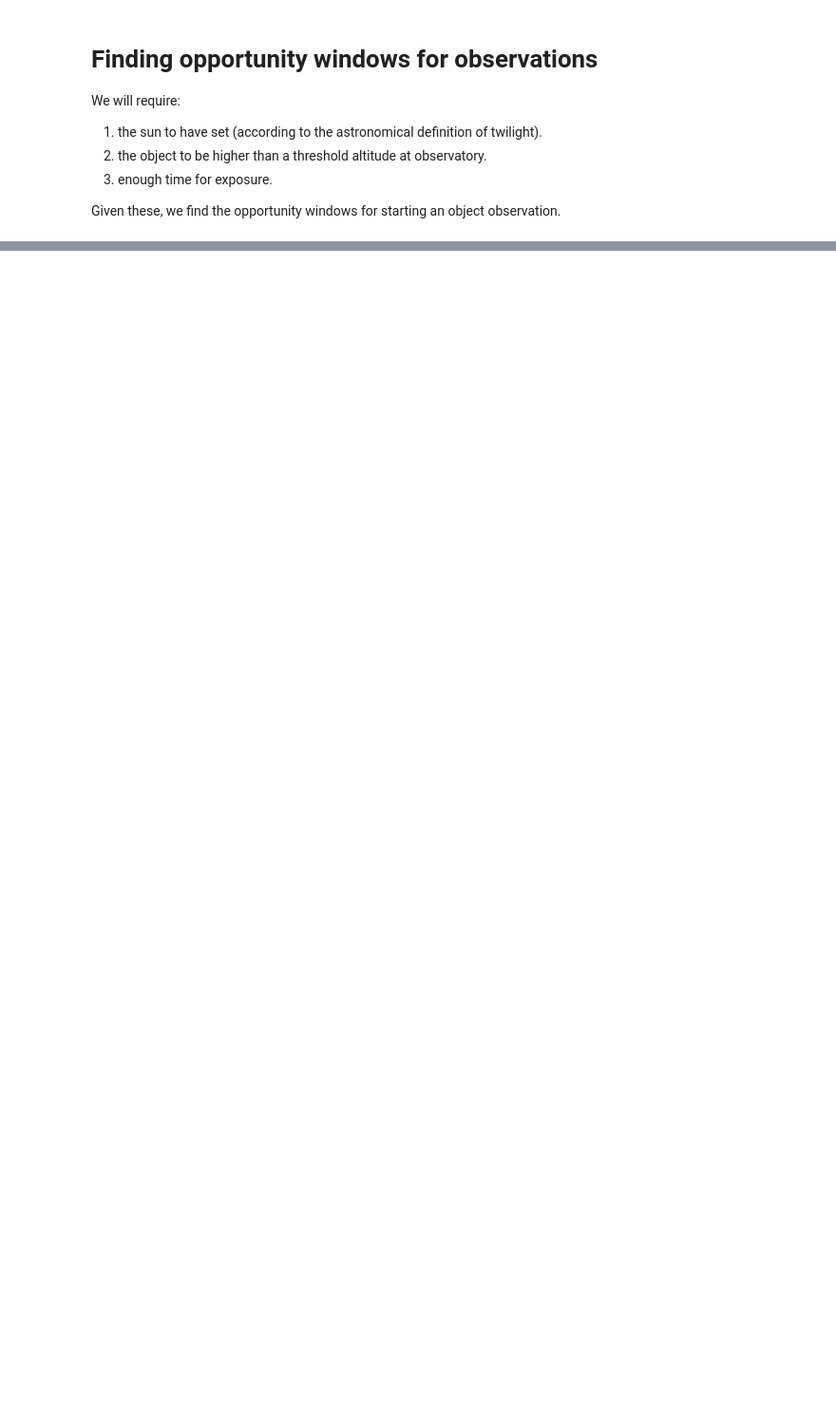
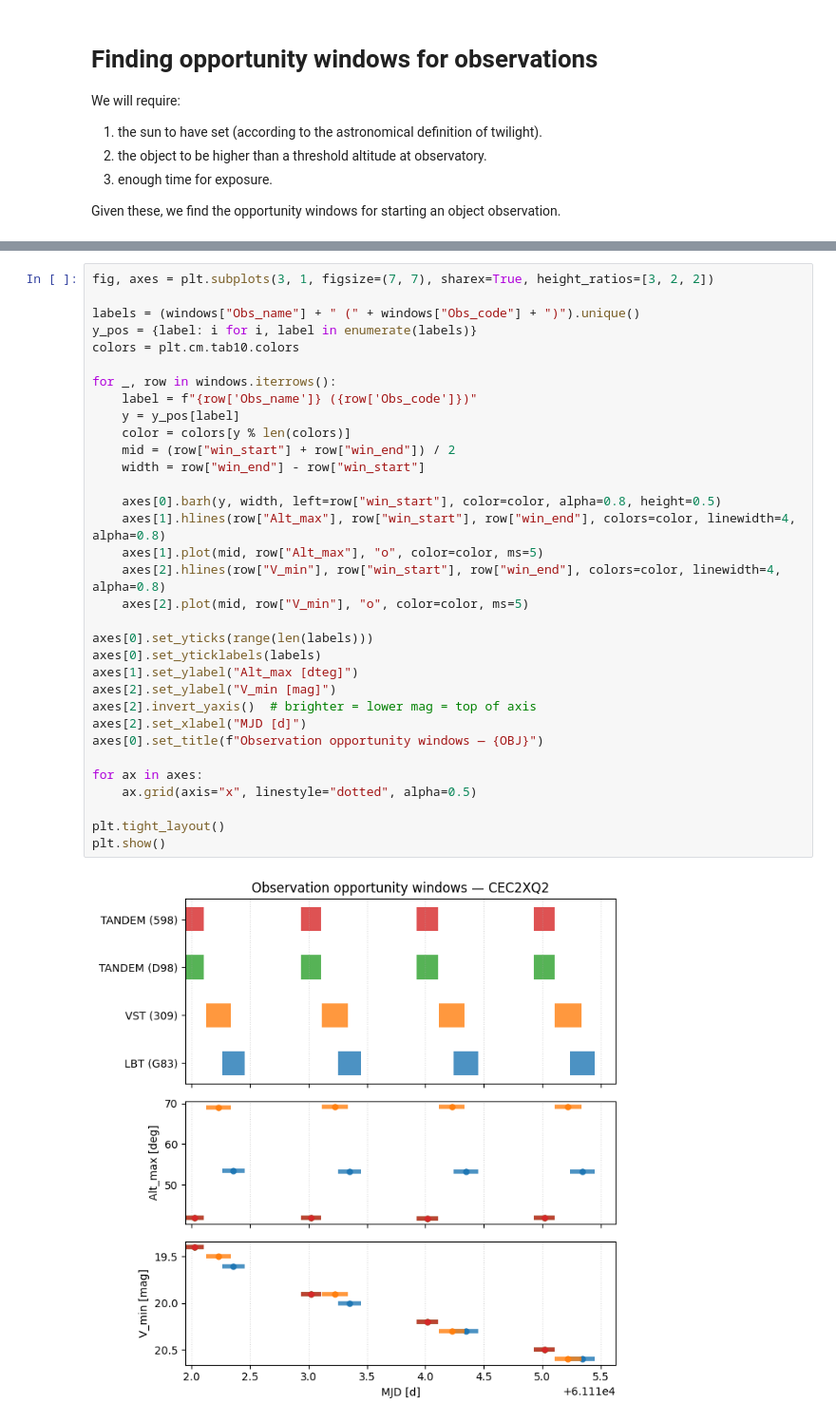
Before and after one commit to peppedilillo/raprock, a Jupyter notebook: notebooks/demo.ipynb, the cells around one changed output, grey strips where cells are left out. Shown at 95% size. Drawn from its saved outputs; the diff is of its cells as text; blank space fills up the shorter version.

```diff
--- a/notebooks/demo.ipynb
+++ b/notebooks/demo.ipynb
@@ -93,0 +144,35 @@ plt.show()
+# %%
+fig, axes = plt.subplots(3, 1, figsize=(7, 7), sharex=True, height_ratios=[3, 2, 2])
+
+labels = (windows["Obs_name"] + " (" + windows["Obs_code"] + ")").unique()
+y_pos = {label: i for i, label in enumerate(labels)}
+colors = plt.cm.tab10.colors
+
+for _, row in windows.iterrows():
+    label = f"{row['Obs_name']} ({row['Obs_code']})"
+    y = y_pos[label]
+    color = colors[y % len(colors)]
+    mid = (row["win_start"] + row["win_end"]) / 2
+    width = row["win_end"] - row["win_start"]
+
+    axes[0].barh(y, width, left=row["win_start"], color=color, alpha=0.8, height=0.5)
+    axes[1].hlines(row["Alt_max"], row["win_start"], row["win_end"], colors=color, linewidth=4, alpha=0.8)
+    axes[1].plot(mid, row["Alt_max"], "o", color=color, ms=5)
+    axes[2].hlines(row["V_min"], row["win_start"], row["win_end"], colors=color, linewidth=4, alpha=0.8)
+    axes[2].plot(mid, row["V_min"], "o", color=color, ms=5)
+
+axes[0].set_yticks(range(len(labels)))
+axes[0].set_yticklabels(labels)
+axes[1].set_ylabel("Alt_max [dteg]")
+axes[2].set_ylabel("V_min [mag]")
+axes[2].invert_yaxis()  # brighter = lower mag = top of axis
+axes[2].set_xlabel("MJD [d]")
+axes[0].set_title(f"Observation opportunity windows — {OBJ}")
+
+for ax in axes:
+    ax.grid(axis="x", linestyle="dotted", alpha=0.5)
+
+plt.tight_layout()
+plt.show()
+# %% [output]
+[figure, added]
```
Also changed, not shown: parts of 9 cells of this notebook, 5 other files.
